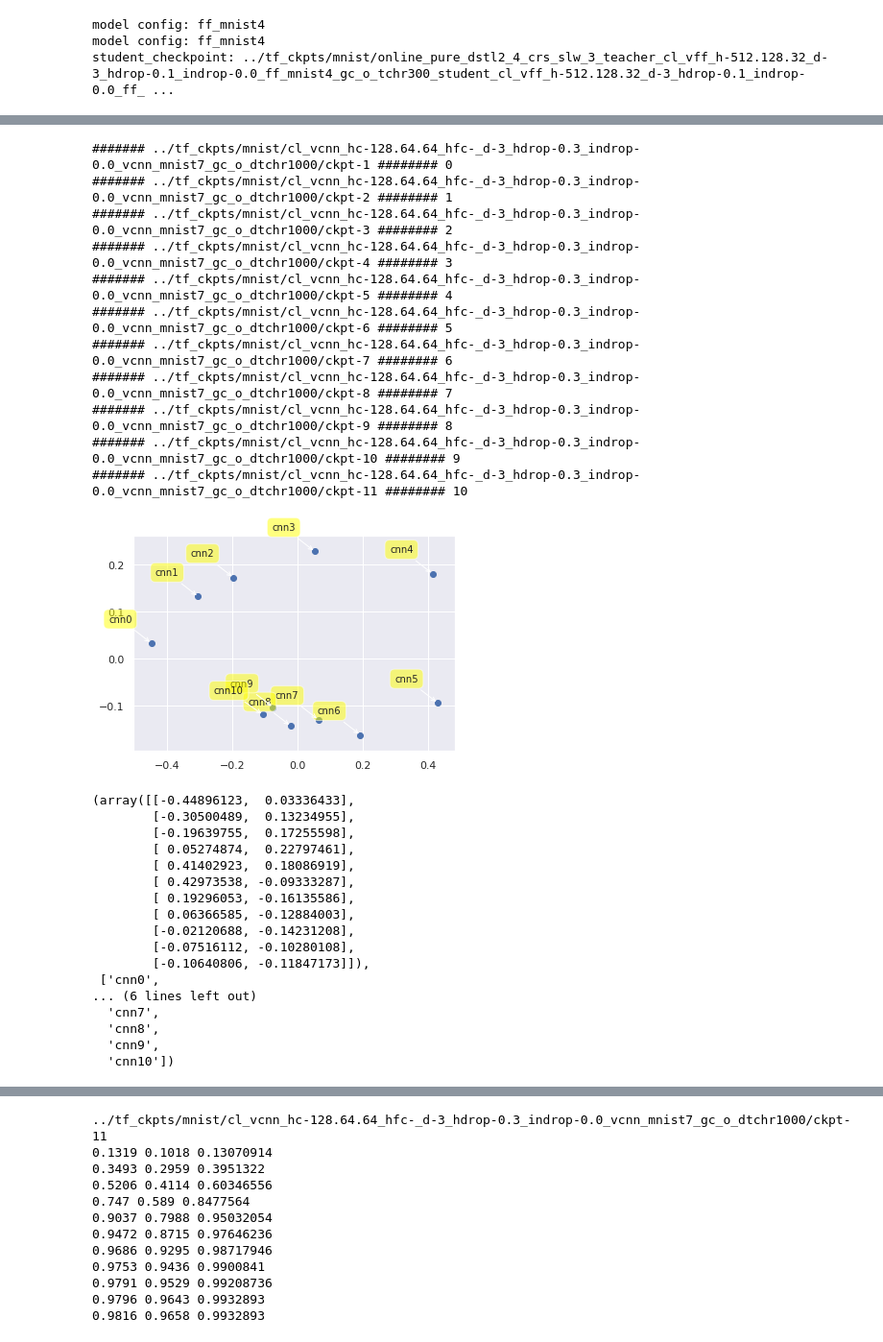
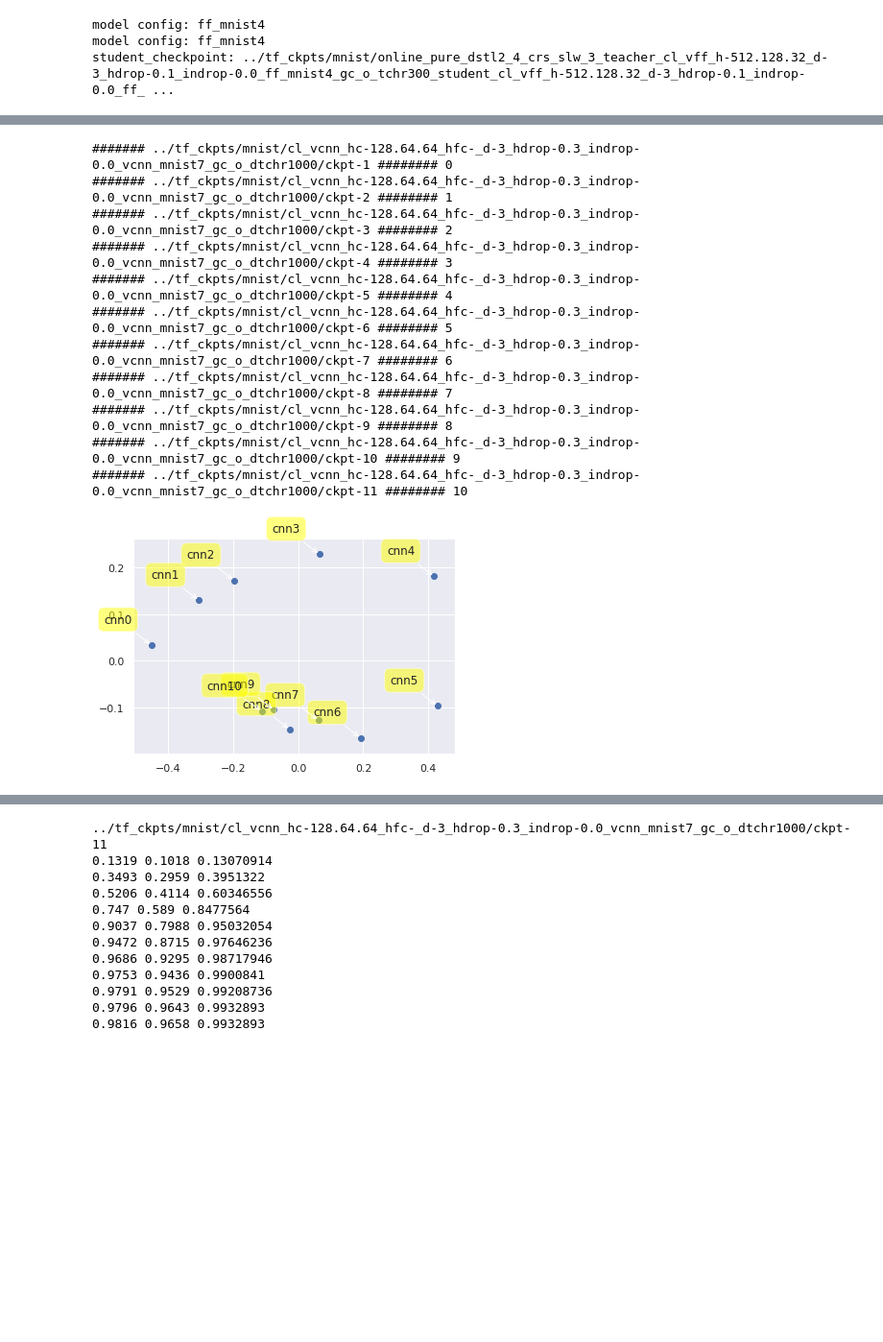
Before and after one commit to samiraabnar/Reflect, a Jupyter notebook: notebooks/mnist_repsim.ipynb, the cells around one changed output, grey strips where cells are left out. Shown at 96% size. Saved outputs shown, nothing was run; the diff lists cells and outputs as text; code cells hidden in the pictures; blank space fills up the shorter version.

```diff
--- a/notebooks/mnist_repsim.ipynb
+++ b/notebooks/mnist_repsim.ipynb
@@ -1414,50 +1144,33 @@ project2d(reploss_dic, dist_lists)
 # %%
 Mz = []
 Lz = []
 # for i, ck in enumerate(student_manager.checkpoints):
 #     std_ckpt.restore(ck)
 #     print("#######", ck, "########", i)
 #     student_model.compile(loss=task.get_loss_fn(), metrics=task.metrics())
 #     Mz.append(deepcopy(student_model))
 #     Lz.append('ff2cnn'+str(i))
 
 for i, ck in enumerate(teacher_manager.checkpoints):
     tchr_ckpt.restore(ck)
     print("#######", ck, "########", i)
     teacher_model.compile(loss=task.get_loss_fn(), metrics=task.metrics())
     Mz.append(deepcopy(teacher_model))
     Lz.append('cnn'+str(i))
 
 reploss_dic, dist_lists = get_reploss_dic(Mz, Lz, cmnist_trans_test, repindex=1)
-project2d(reploss_dic, dist_lists)
+cnn_lz, cnn_ez = project2d(reploss_dic, dist_lists)
 # %% [output]
 ####### ../tf_ckpts/mnist/cl_vcnn_hc-128.64.64_hfc-_d-3_hdrop-0.3_indrop-0.0_vcnn_mnist7_gc_o_dtchr1000/ckpt-1 ######## 0
 ####### ../tf_ckpts/mnist/cl_vcnn_hc-128.64.64_hfc-_d-3_hdrop-0.3_indrop-0.0_vcnn_mnist7_gc_o_dtchr1000/ckpt-2 ######## 1
 ####### ../tf_ckpts/mnist/cl_vcnn_hc-128.64.64_hfc-_d-3_hdrop-0.3_indrop-0.0_vcnn_mnist7_gc_o_dtchr1000/ckpt-3 ######## 2
 ####### ../tf_ckpts/mnist/cl_vcnn_hc-128.64.64_hfc-_d-3_hdrop-0.3_indrop-0.0_vcnn_mnist7_gc_o_dtchr1000/ckpt-4 ######## 3
 ####### ../tf_ckpts/mnist/cl_vcnn_hc-128.64.64_hfc-_d-3_hdrop-0.3_indrop-0.0_vcnn_mnist7_gc_o_dtchr1000/ckpt-5 ######## 4
 ####### ../tf_ckpts/mnist/cl_vcnn_hc-128.64.64_hfc-_d-3_hdrop-0.3_indrop-0.0_vcnn_mnist7_gc_o_dtchr1000/ckpt-6 ######## 5
 ####### ../tf_ckpts/mnist/cl_vcnn_hc-128.64.64_hfc-_d-3_hdrop-0.3_indrop-0.0_vcnn_mnist7_gc_o_dtchr1000/ckpt-7 ######## 6
 ####### ../tf_ckpts/mnist/cl_vcnn_hc-128.64.64_hfc-_d-3_hdrop-0.3_indrop-0.0_vcnn_mnist7_gc_o_dtchr1000/ckpt-8 ######## 7
 ####### ../tf_ckpts/mnist/cl_vcnn_hc-128.64.64_hfc-_d-3_hdrop-0.3_indrop-0.0_vcnn_mnist7_gc_o_dtchr1000/ckpt-9 ######## 8
 ####### ../tf_ckpts/mnist/cl_vcnn_hc-128.64.64_hfc-_d-3_hdrop-0.3_indrop-0.0_vcnn_mnist7_gc_o_dtchr1000/ckpt-10 ######## 9
 ####### ../tf_ckpts/mnist/cl_vcnn_hc-128.64.64_hfc-_d-3_hdrop-0.3_indrop-0.0_vcnn_mnist7_gc_o_dtchr1000/ckpt-11 ######## 10
-[figure, old version]
+[figure, new version]
-(array([[-0.44896123,  0.03336433],
-        [-0.30500489,  0.13234955],
-        [-0.19639755,  0.17255598],
-        [ 0.05274874,  0.22797461],
-        [ 0.41402923,  0.18086919],
-        [ 0.42973538, -0.09333287],
-        [ 0.19296053, -0.16135586],
-        [ 0.06366585, -0.12884003],
-        [-0.02120688, -0.14231208],
-        [-0.07516112, -0.10280108],
-        [-0.10640806, -0.11847173]]),
- ['cnn0',
-... (6 lines left out)
-  'cnn7',
-  'cnn8',
-  'cnn9',
-  'cnn10'])
 # %%
```
Also changed, not shown: parts of 26 cells of this notebook.
